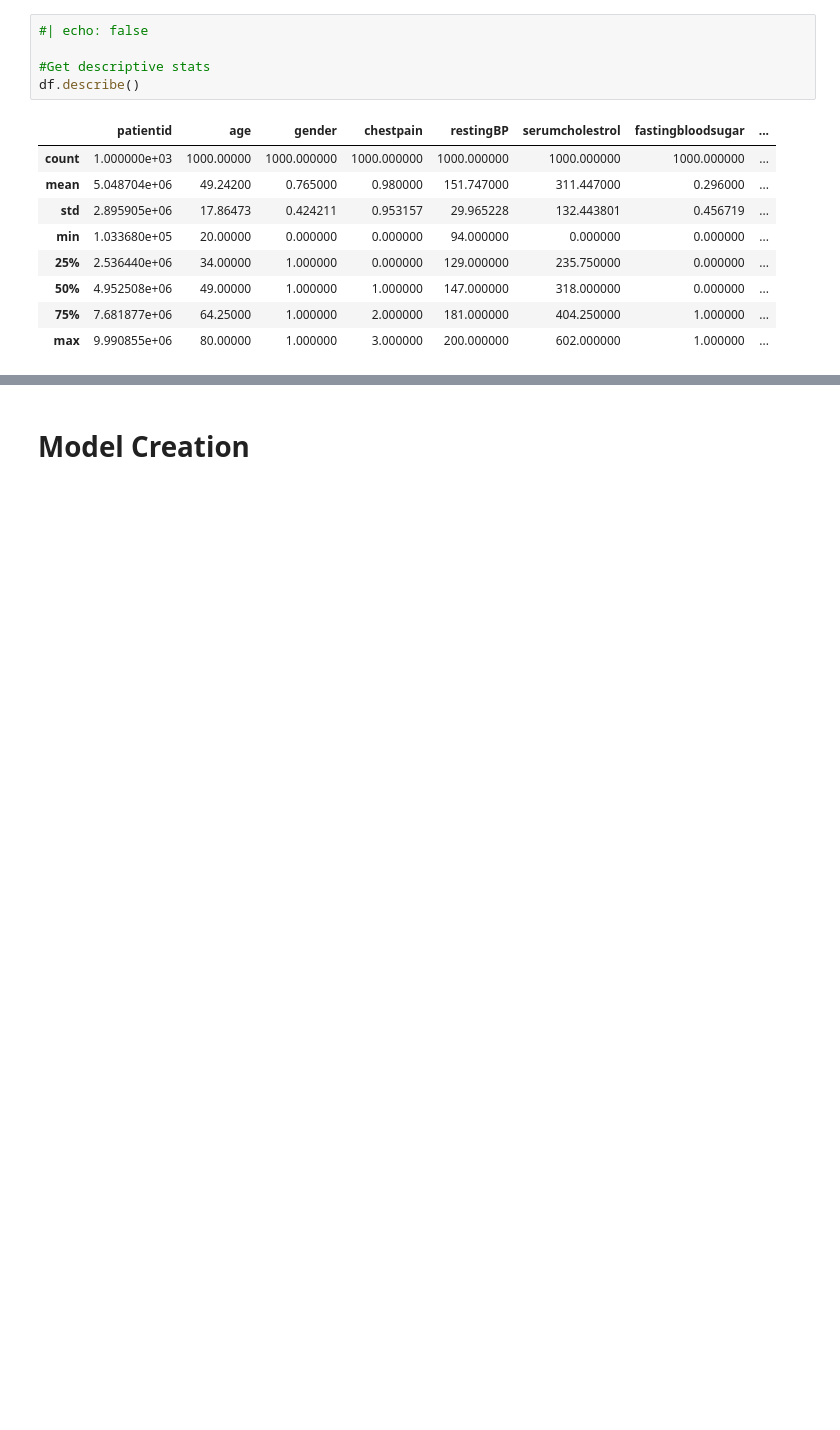
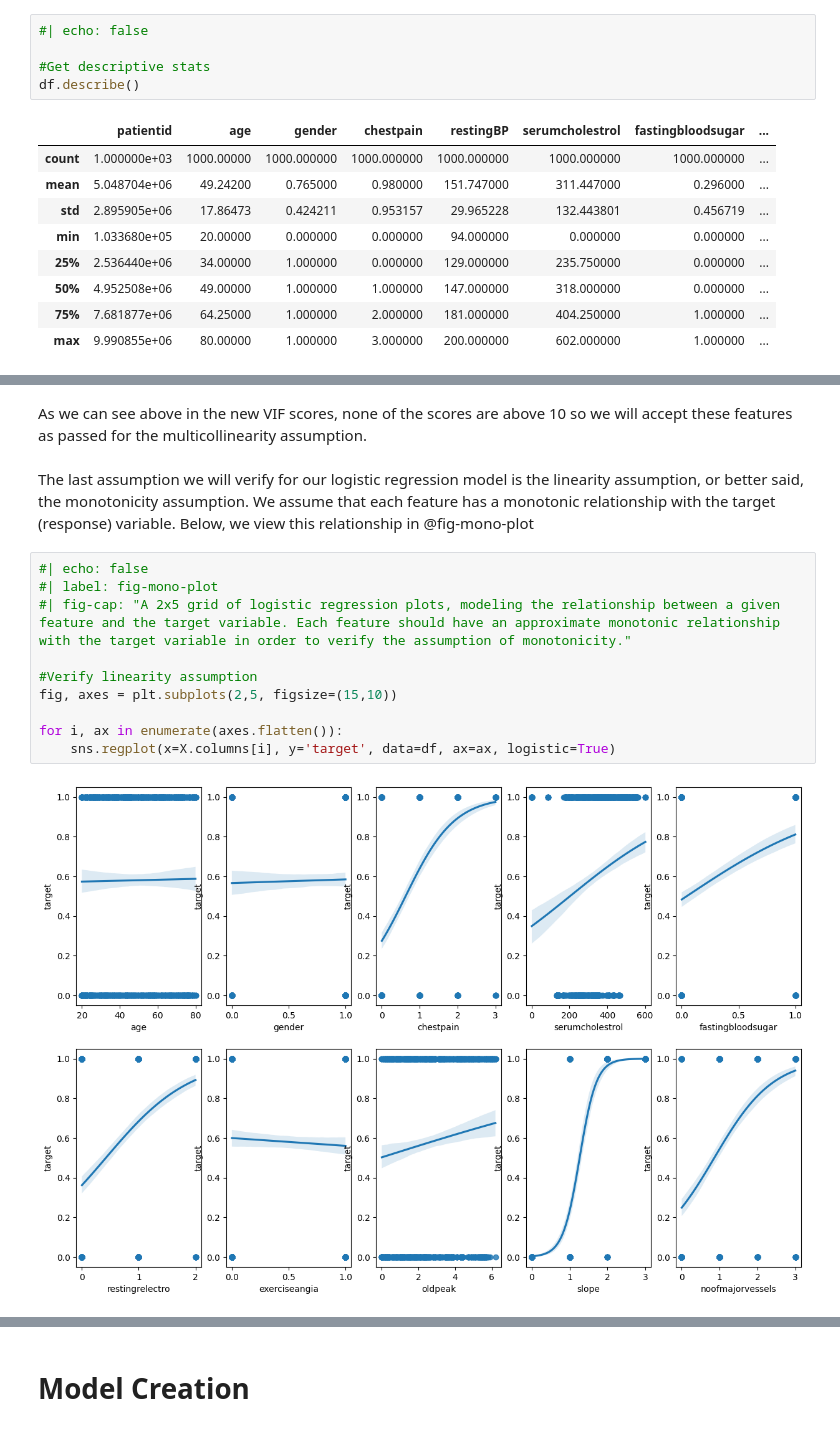
Before and after one commit to thebayesianbandit/thebayesianbandit.github.io, a Jupyter notebook: posts/heart-disease/heart_disease_analysis.ipynb, the cells around one changed output, grey strips where cells are left out. Drawn from its saved outputs; the diff is of its cells as text; blank space fills up the shorter version.

```diff
--- a/posts/heart-disease/heart_disease_analysis.ipynb
+++ b/posts/heart-disease/heart_disease_analysis.ipynb
@@ -191,0 +301,16 @@ df.iloc[:, 1:13].corr()
+# %% [markdown]
+As we can see above in the new VIF scores, none of the scores are above 10 so we will accept these features as passed for the multicollinearity assumption.
+# %% [markdown]
+The last assumption we will verify for our logistic regression model is the linearity assumption, or better said, the monotonicity assumption. We assume that each feature has a monotonic relationship with the target (response) variable. Below, we view this relationship in @fig-mono-plot
+# %%
+#| echo: false
+#| label: fig-mono-plot
+#| fig-cap: "A 2x5 grid of logistic regression plots, modeling the relationship between a given feature and the target variable. Each feature should have an approximate monotonic relationship with the target variable in order to verify the assumption of monotonicity."
+
+#Verify linearity assumption
+fig, axes = plt.subplots(2,5, figsize=(15,10))
+
+for i, ax in enumerate(axes.flatten()):
+    sns.regplot(x=X.columns[i], y='target', data=df, ax=ax, logistic=True)
+# %% [output]
+[figure, added]
```
Also changed, not shown: parts of 63 cells of this notebook, 19 other files.
